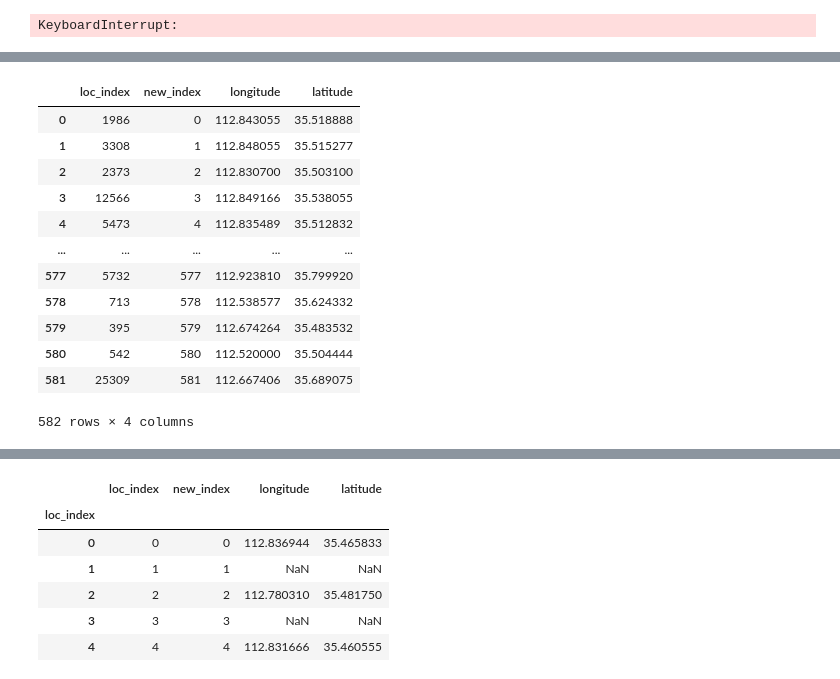
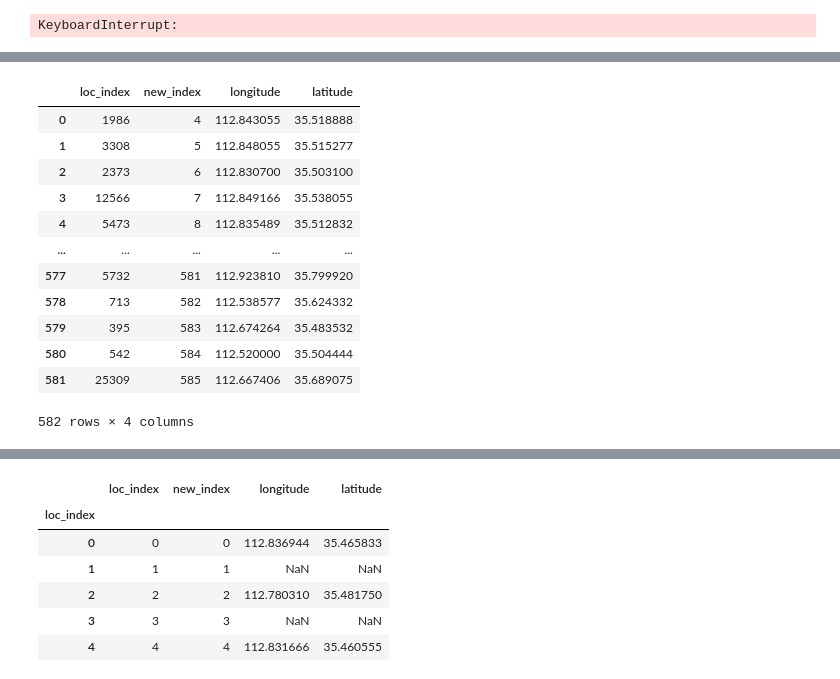
Before and after one commit to Zhenyu-Lii/traj_clustering, a Jupyter notebook: preprocess/e2dtc_format.ipynb, the cells around one changed output, grey strips where cells are left out. Saved outputs shown, nothing was run; the diff lists cells and outputs as text; code cells hidden in the pictures.

```diff
--- a/preprocess/e2dtc_format.ipynb
+++ b/preprocess/e2dtc_format.ipynb
@@ -80,4 +101,6 @@ result_dict = dict(result)
 df = pd.DataFrame(result_dict.keys())
 df[1] = list(df.index)
 df.columns = ['loc_index','new_index']
+df['new_index'] = df['new_index']+4
 # df = df.set_index('index')
+df
@@ -100,21 +107,22 @@ df
 # %%
 # 保存loc_index_cdr_582.csv
 lon_lat =  pd.read_csv('./CDR/jinchengFilteredLoc.csv')[['loc_index','longitude', 'latitude']]
 loc_index_cdr = pd.merge(df, lon_lat, on='loc_index', how='left')
 loc_index_cdr.to_csv('./CDR/processed/loc_index_cdr_582.csv')
+loc_index_cdr
 # %% [output]
 |  | loc_index | new_index | longitude | latitude |
-| 0 | 1986 | 0 | 112.843055 | 35.518888 |
-| 1 | 3308 | 1 | 112.848055 | 35.515277 |
-| 2 | 2373 | 2 | 112.830700 | 35.503100 |
-| 3 | 12566 | 3 | 112.849166 | 35.538055 |
-| 4 | 5473 | 4 | 112.835489 | 35.512832 |
+| 0 | 1986 | 4 | 112.843055 | 35.518888 |
+| 1 | 3308 | 5 | 112.848055 | 35.515277 |
+| 2 | 2373 | 6 | 112.830700 | 35.503100 |
+| 3 | 12566 | 7 | 112.849166 | 35.538055 |
+| 4 | 5473 | 8 | 112.835489 | 35.512832 |
 | ... | ... | ... | ... | ... |
-| 577 | 5732 | 577 | 112.923810 | 35.799920 |
-| 578 | 713 | 578 | 112.538577 | 35.624332 |
-| 579 | 395 | 579 | 112.674264 | 35.483532 |
-| 580 | 542 | 580 | 112.520000 | 35.504444 |
-| 581 | 25309 | 581 | 112.667406 | 35.689075 |
+| 577 | 5732 | 581 | 112.923810 | 35.799920 |
+| 578 | 713 | 582 | 112.538577 | 35.624332 |
+| 579 | 395 | 583 | 112.674264 | 35.483532 |
+| 580 | 542 | 584 | 112.520000 | 35.504444 |
+| 581 | 25309 | 585 | 112.667406 | 35.689075 |
 582 rows × 4 columns
 # %%
 # 用new_index重新给数据集编号
```
Also changed, not shown: parts of 4 cells of this notebook, 12 other files.
